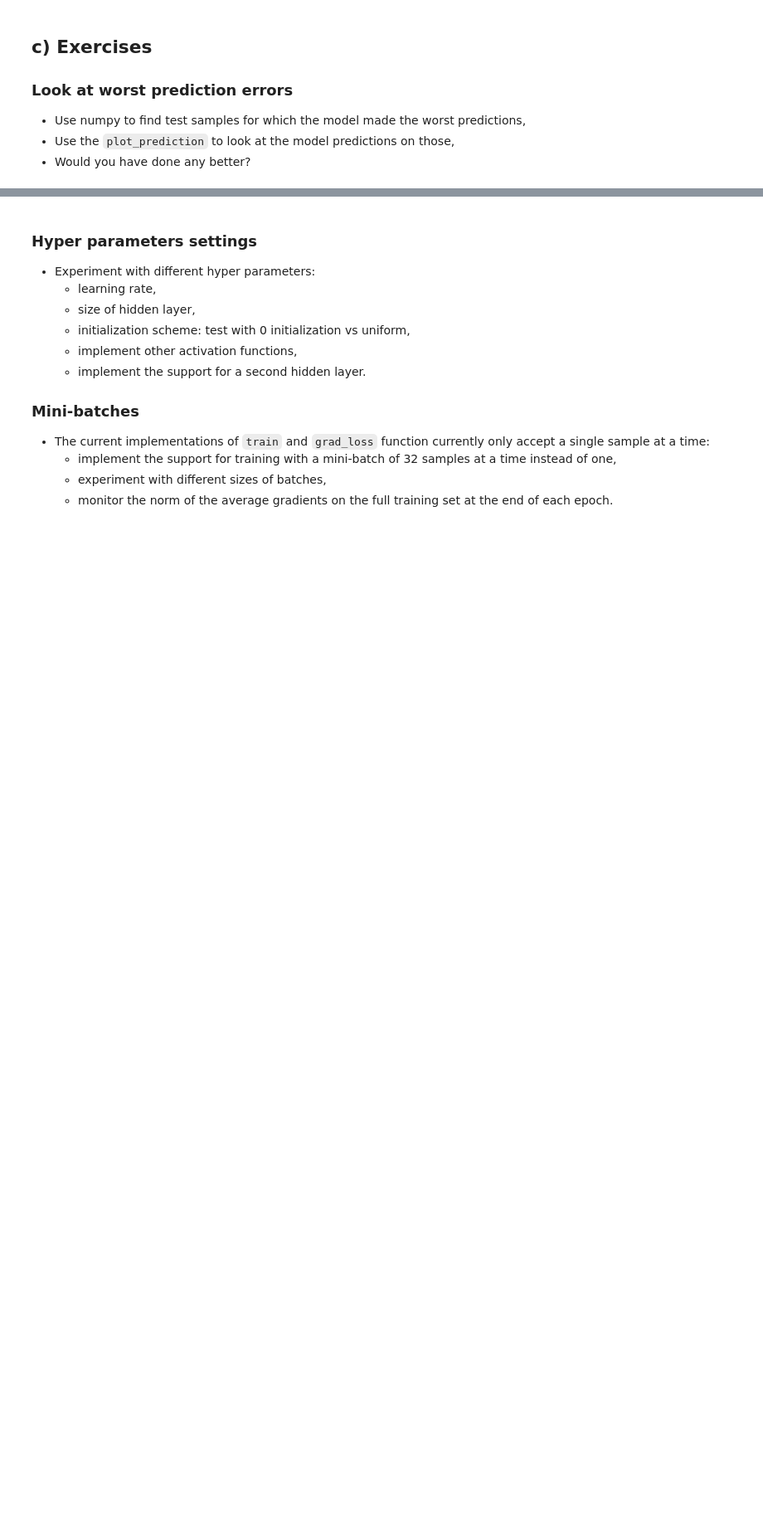
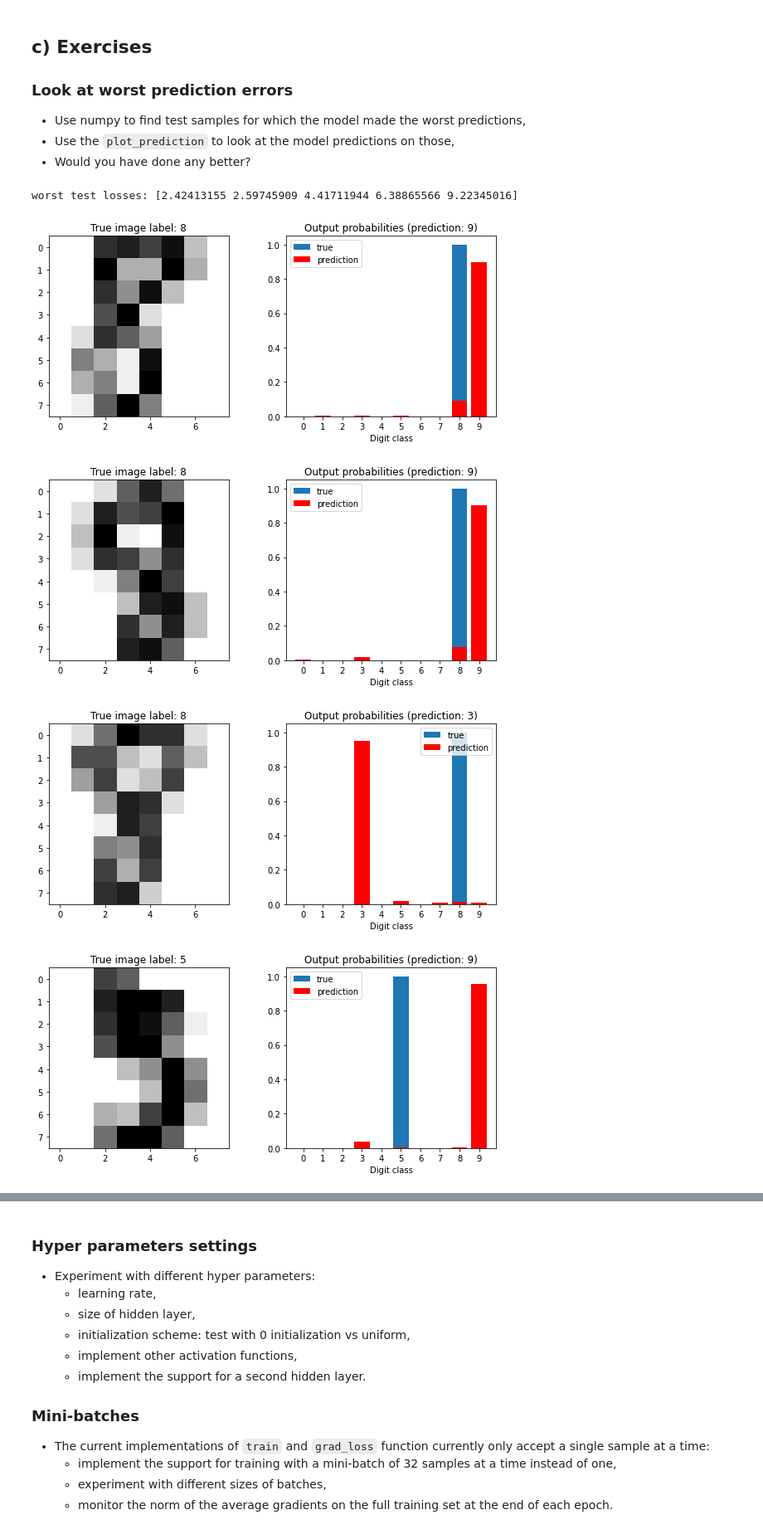
Before and after one commit to JardiT/DL_1920, a Jupyter notebook: codes/1_tutorial/lab04_backpropagation/Backpropagation_numpy.ipynb, the cells around one changed output, grey strips where cells are left out. Shown: that part at 83% size. Cells and saved outputs as stored; diff of their text form; code cells hidden in the pictures; blank space fills up the shorter version.

```diff
--- a/codes/1_tutorial/lab04_backpropagation/Backpropagation_numpy.ipynb
+++ b/codes/1_tutorial/lab04_backpropagation/Backpropagation_numpy.ipynb
@@ -503,3 +504,23 @@ plot_prediction(model, sample_idx=4)
 - Use numpy to find test samples for which the model made the worst predictions,
 - Use the `plot_prediction` to look at the model predictions on those,
 - Would you have done any better?
+# %%
+Y_pred = model.forward(X_test)
+Y_true = one_hot(10,y_test)
+Y_true = np.atleast_2d(Y_true)
+Y_pred = np.atleast_2d(Y_pred)
+
+likelihood = np.sum(Y_true*Y_pred,-1)
+test_losses = -np.log(likelihood)
+
+sorted_loss = np.argsort(test_losses)
+worst = sorted_loss[-5:]
+print("worst test losses:", test_losses[worst])
+for idx in worst:
+  plot_prediction(model, sample_idx=idx)
+# %% [output]
+worst test losses: [2.42413155 2.59745909 4.41711944 6.38865566 9.22345016]
+[figure, added]
+[figure, added]
+[figure, added]
+[figure, added]
```
Also changed, not shown: parts of 10 cells of this notebook.
